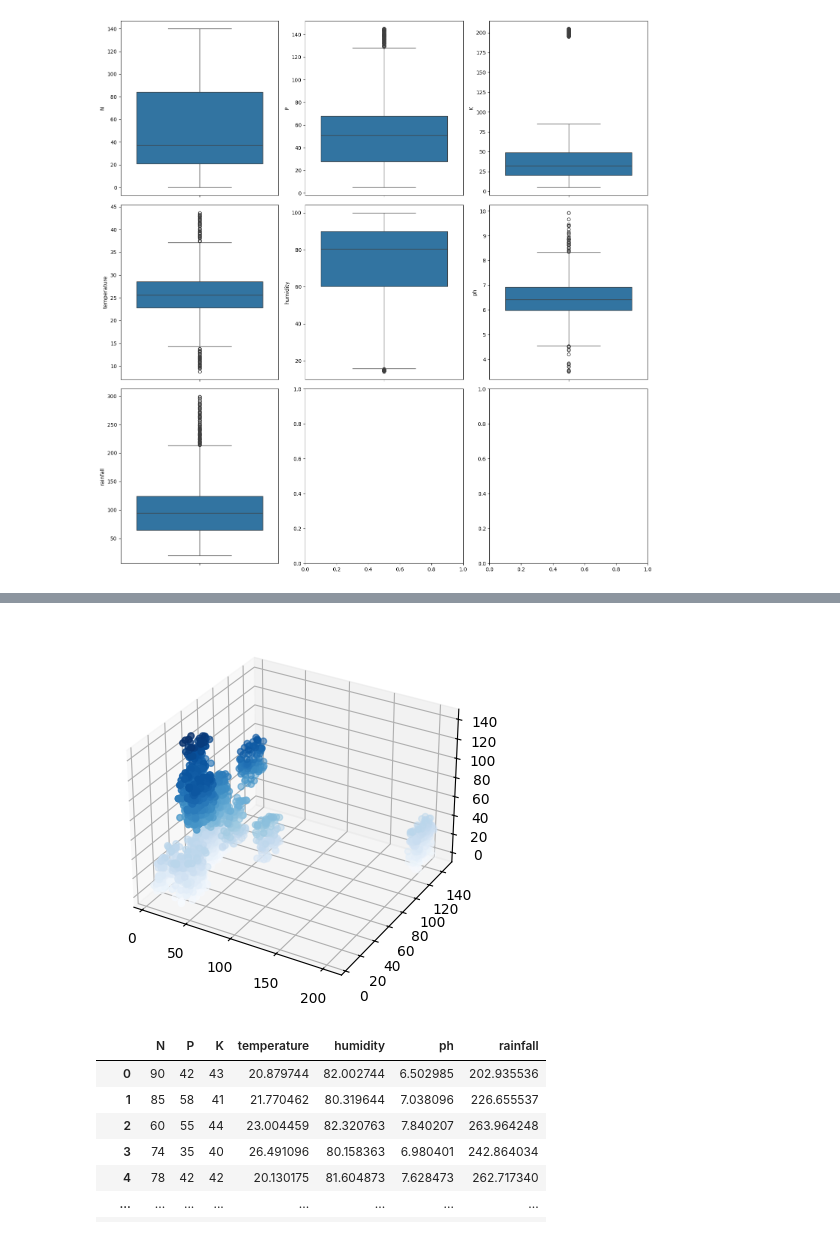
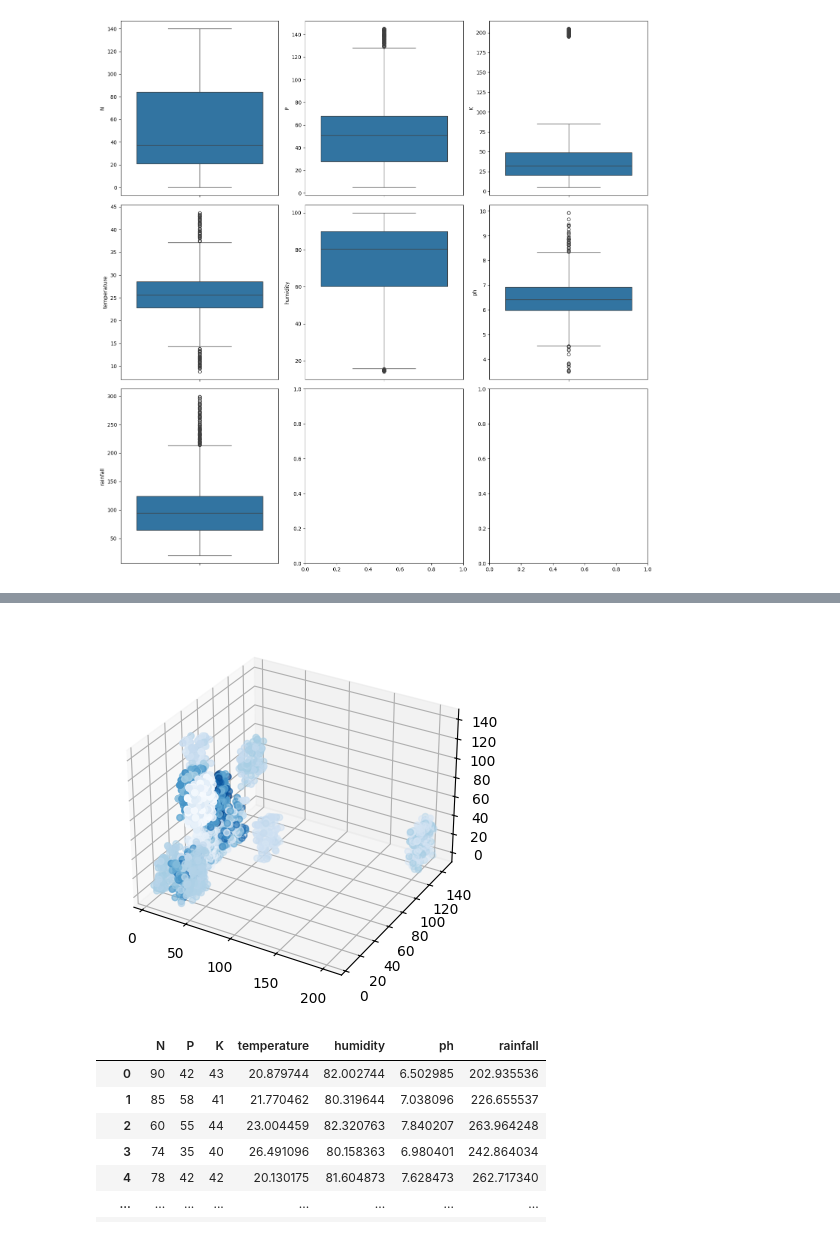
Before and after one commit to L-Gayathri/Crop-and-Fertilizer-Recommendation, a Jupyter notebook: crop-week1/crop.ipynb, the cells around one changed output, grey strips where cells are left out. Drawn from its saved outputs; the diff is of its cells as text; code cells hidden in the pictures.

```diff
--- a/crop-week1/crop.ipynb
+++ b/crop-week1/crop.ipynb
@@ -289,14 +297,15 @@ plt.show()
 # %%
 #3d scatter plot
 fig1=plt.figure()
 ax=fig1.add_subplot(projection='3d')
 K=crop['K']
 P=crop['P']
 N=crop['N']
-ax.scatter(K,P,N,c=N,cmap='Blues')
+rainfall=crop['rainfall']
+ax.scatter(K,P,N,c=rainfall,cmap='Blues')
 plt.show()
 # %% [output]
-[figure, old version]
+[figure, new version]
 # %%
 #correlation of the features
 num_cols=crop.select_dtypes(include=[np.number])
```
Also changed, not shown: parts of 2 cells of this notebook.
